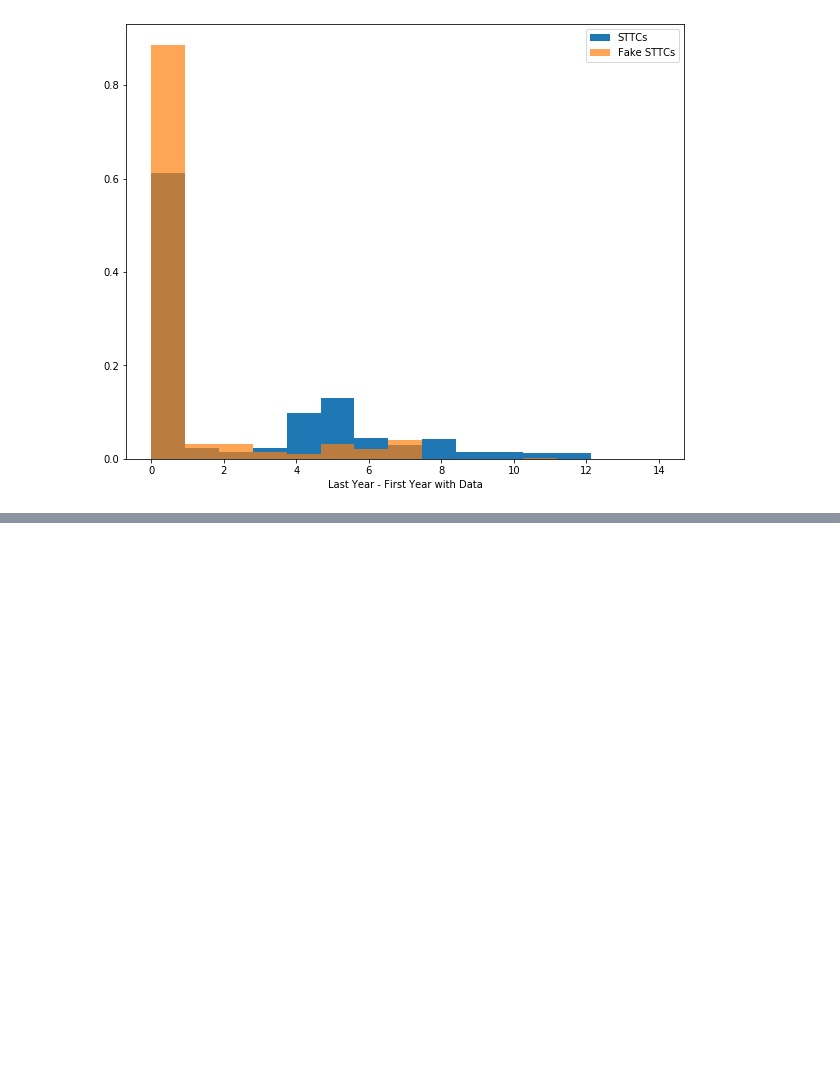
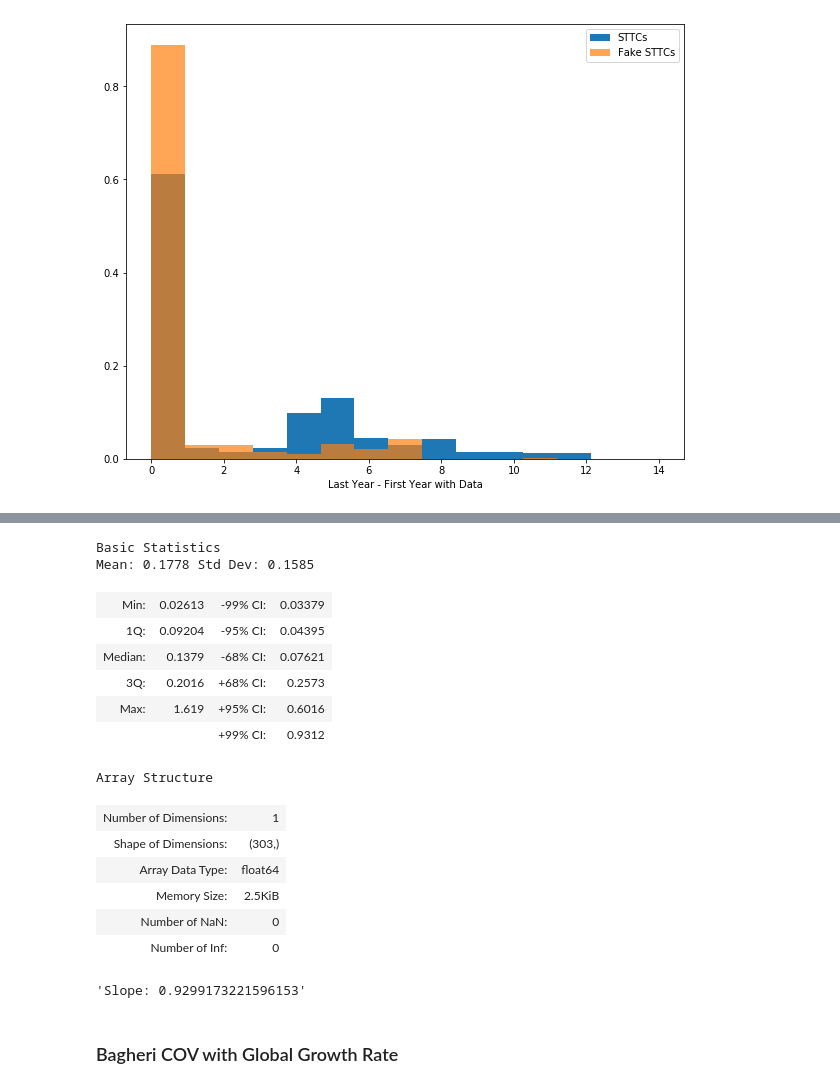
Before and after one commit to CityofToronto/bdit_traffic_prophet, a Jupyter notebook: development_notebooks/CountmatchDev6-Shootout.ipynb, the cells around one changed output, grey strips where cells are left out. Saved outputs shown, nothing was run; the diff lists cells and outputs as text; code cells hidden in the pictures; blank space fills up the shorter version.

```diff
--- a/development_notebooks/CountmatchDev6-Shootout.ipynb
+++ b/development_notebooks/CountmatchDev6-Shootout.ipynb
@@ -189,3 +307,4 @@ bagheri_mseggf_aadts['cov'].median()
 # %%
-datasets, aadt_validation = cmv.validation(rdr, nb, cmb.estimate_aadts, algo_args=
-                                           {'override_growth_factor': True}, n_sets=2, progress_bar=True)
+bag_ggf_datasets, bag_ggf_aadt = cmv.validation(
+    rdr, nb, cmb.estimate_aadts, algo_args={'override_growth_factor': True},
+    n_sets=n_sets, progress_bar=True)
@@ -196,0 +507,24 @@ ax.set_ylim([0, 100000])
+# %%
+check_mape(bag_ggf_aadt)
+# %% [output]
+Basic Statistics
+Mean: 0.1778 Std Dev: 0.1585
+| Min: | 0.02613 | -99% CI: | 0.03379 |
+| 1Q: | 0.09204 | -95% CI: | 0.04395 |
+| Median: | 0.1379 | -68% CI: | 0.07621 |
+| 3Q: | 0.2016 | +68% CI: | 0.2573 |
+| Max: | 1.619 | +95% CI: | 0.6016 |
+|  |  | +99% CI: | 0.9312 |
+Array Structure
+| Number of Dimensions: | 1 |
+| Shape of Dimensions: | (303,) |
+| Array Data Type: | float64 |
+| Memory Size: | 2.5KiB |
+| Number of NaN: | 0 |
+| Number of Inf: | 0 |
+# %%
+linear_fit(bag_ggf_aadt)
+# %% [output]
+'Slope: 0.9299173221596153'
+# %% [markdown]
+### Bagheri COV with Global Growth Rate
```
Also changed, not shown: parts of 42 cells of this notebook.
